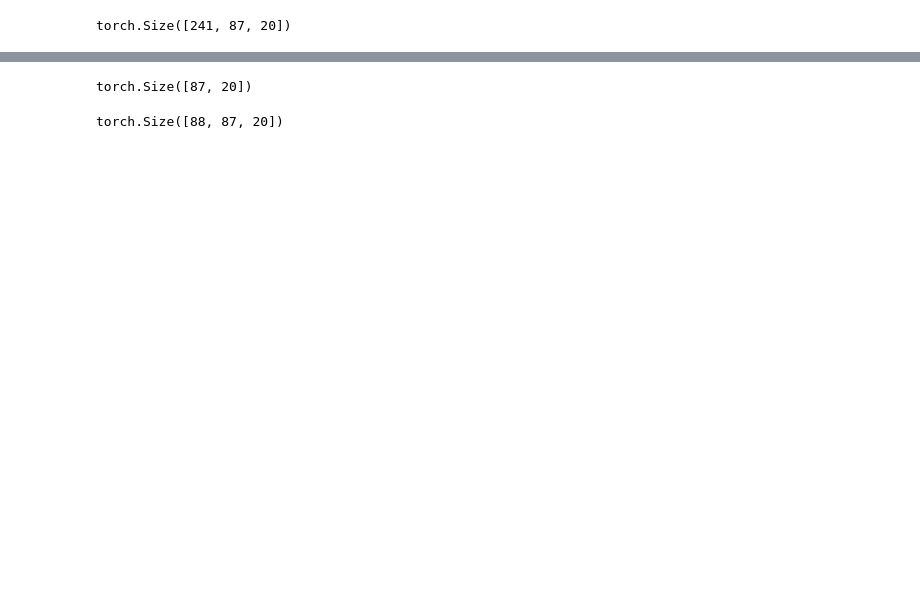
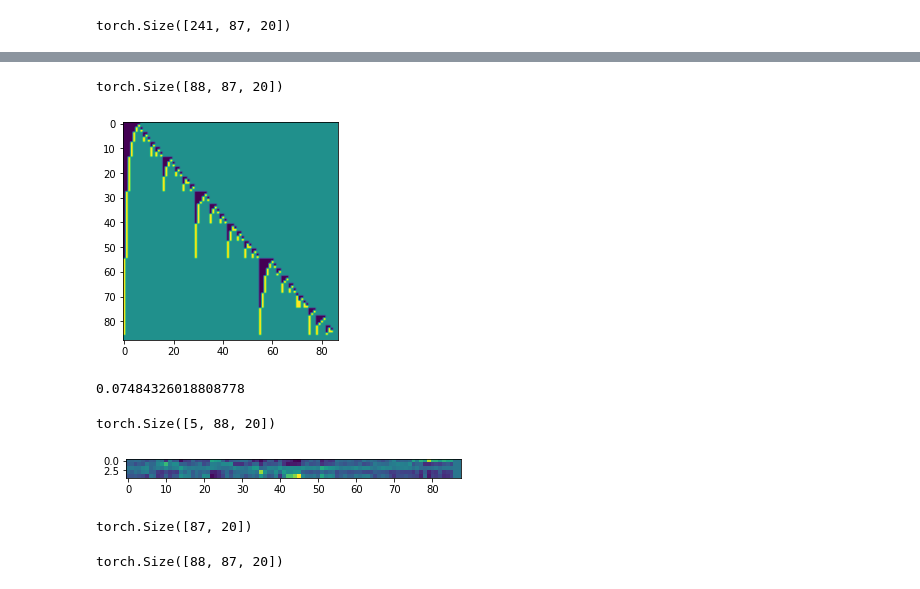
Before and after one commit to Deep-In-Sight/Kinect_BBS_demo, a Jupyter notebook: nbs/RF2NRF_2022.ipynb, the cells around one changed output, grey strips where cells are left out. Drawn from its saved outputs; the diff is of its cells as text; code cells hidden in the pictures; blank space fills up the shorter version.

```diff
--- a/nbs/RF2NRF_2022.ipynb
+++ b/nbs/RF2NRF_2022.ipynb
@@ -247,3 +285,21 @@ torch.Size([241, 87, 20])
+# %%
+print(Nmodel.matcher.shape)
+plt.imshow(Nmodel.matcher[:,:,0])
+plt.show()
+# %% [output]
+torch.Size([88, 87, 20])
+[figure, added]
+# %%
+np.sum(Nmodel.matcher[:,:,0].detach().numpy() != 0) / np.prod(Nmodel.matcher.shape[:2])
+# %% [output]
+0.07484326018808778
+# %%
+print(Nmodel.head.shape)
+plt.imshow(Nmodel.head[:,:,0].detach().numpy())
+plt.show()
+# %% [output]
+torch.Size([5, 88, 20])
+[figure, added]
 # %%
 Nmodel.comparator_bias.shape
 # %% [output]
```
Also changed, not shown: parts of 28 cells of this notebook.
